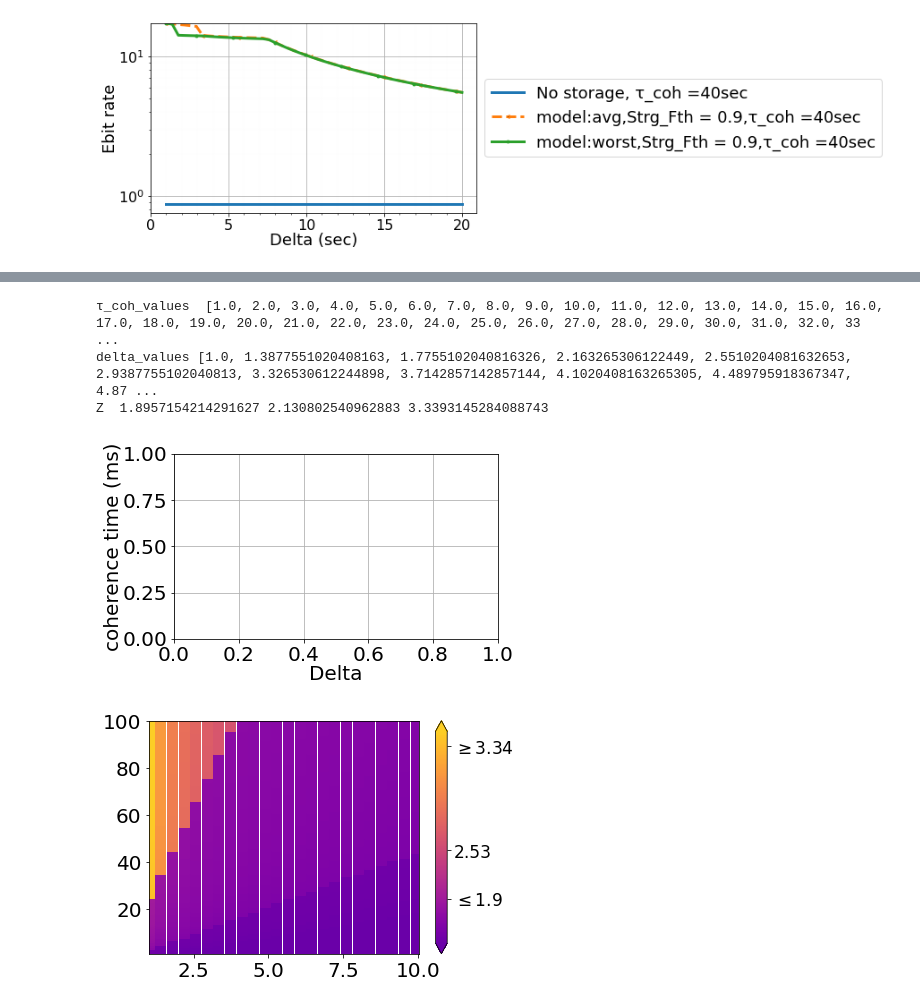
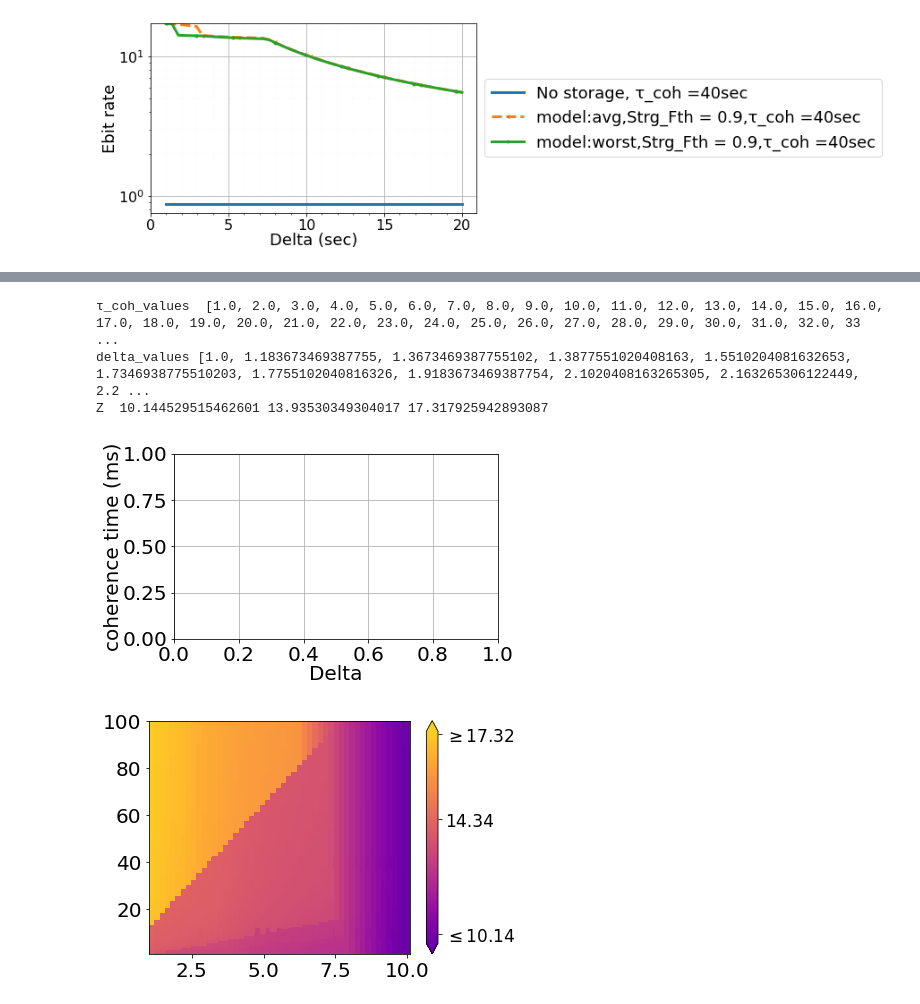
Before and after one commit to pooryousefshahrooz/QSN, a Jupyter notebook: plotting/parsing_and_plotting.ipynb, the cells around one changed output, grey strips where cells are left out. Drawn from its saved outputs; the diff is of its cells as text; code cells hidden in the pictures.

Commit message:
qubit decoherence assumptions on storage

```diff
--- a/plotting/parsing_and_plotting.ipynb
+++ b/plotting/parsing_and_plotting.ipynb
@@ -640,7 +638,7 @@ with open(result_file_path, "r") as f:
         model = line[11]
         if  ( t_max in [20] and request_fidelity_threshold in [0.9]  and
              storage_block_threshold in [0.9] and
-           τ_coh <=100 and  delta <= 10 and model in ["worst"] and   edge_capacity in [200] and storage_capacity in [1000]
+           τ_coh <=100 and  delta <= 10 and model in ["avg"] and   edge_capacity in [200] and storage_capacity in [1000]
             ):
             try:
                 each_coh_delata_ebit[τ_coh,delta].append(objective_value)
@@ -656,37 +654,37 @@ X = []
 Y =[]
 Z = []
 rate_or_utility_values = []
 τ_coh_values.sort()
 delta_values.sort()
 print("τ_coh_values ",τ_coh_values)
 print("delta_values",delta_values)
 
 for delta in delta_values:
     for τ_coh in τ_coh_values:
         if (τ_coh,delta) in each_coh_delata_ebit:
             ebits = each_coh_delata_ebit[τ_coh,delta]
             avg_ebits = sum(ebits)/len(ebits)
             X.append(delta)
             Y.append(τ_coh)
             Z.append(avg_ebits)
 
 print("Z ",min(Z),sum(Z)/len(Z),max(Z))
 plotting_3D("Delta","coherence time (ms)","Ebit rate",
                           20, 20, 20,
                           20, 0, 0,
                           0,0,
                           500,
-                          X,Y,Z,round(min(Z),2),round(sum(Z)/len(Z),2)+0.4,round(max(Z),2),
+                          X,Y,Z,round(min(Z),2),round(round(sum(Z)/len(Z),2)+0.4,2),round(max(Z),2),
                           False,True,
                           False,1,
                           24,"plots/3D_delta_coherence_ebit_rate.pdf",
                           False,3,6,3.6)
 # %% [output]
 τ_coh_values  [1.0, 2.0, 3.0, 4.0, 5.0, 6.0, 7.0, 8.0, 9.0, 10.0, 11.0, 12.0, 13.0, 14.0, 15.0, 16.0, 17.0, 18.0, 19.0, 20.0, 21.0, 22.0, 23.0, 24.0, 25.0, 26.0, 27.0, 28.0, 29.0, 30.0, 31.0, 32.0, 33 ...
-delta_values [1.0, 1.3877551020408163, 1.7755102040816326, 2.163265306122449, 2.5510204081632653, 2.9387755102040813, 3.326530612244898, 3.7142857142857144, 4.1020408163265305, 4.489795918367347, 4.87 ...
-Z  1.8957154214291627 2.130802540962883 3.3393145284088743
+delta_values [1.0, 1.183673469387755, 1.3673469387755102, 1.3877551020408163, 1.5510204081632653, 1.7346938775510203, 1.7755102040816326, 1.9183673469387754, 2.1020408163265305, 2.163265306122449, 2.2 ...
+Z  10.144529515462601 13.93530349304017 17.317925942893087
 [figure]
-[figure, old version]
+[figure, new version]
 # %%
 import numpy as np
 τ_coh_list = np.linspace(1,2,40)
```
Also changed, not shown: parts of 7 cells of this notebook, 6 other files.
